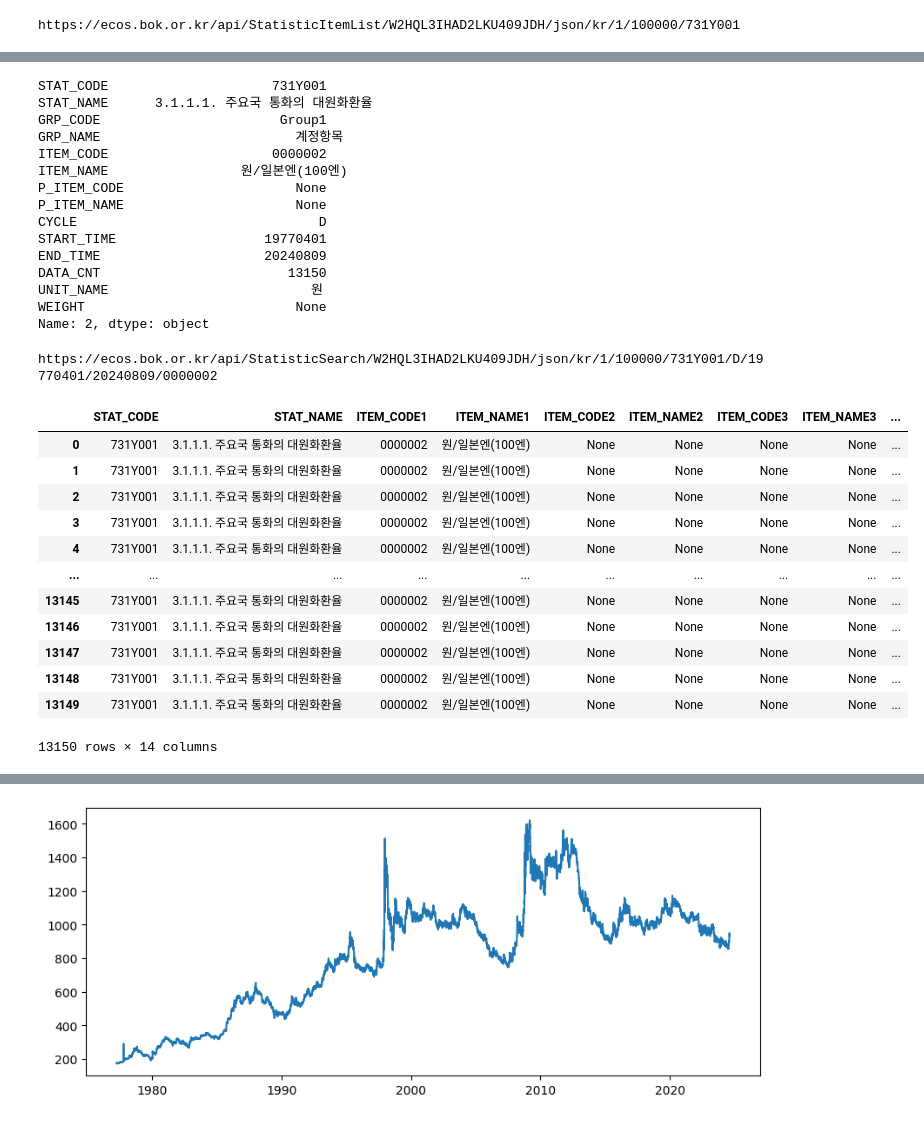
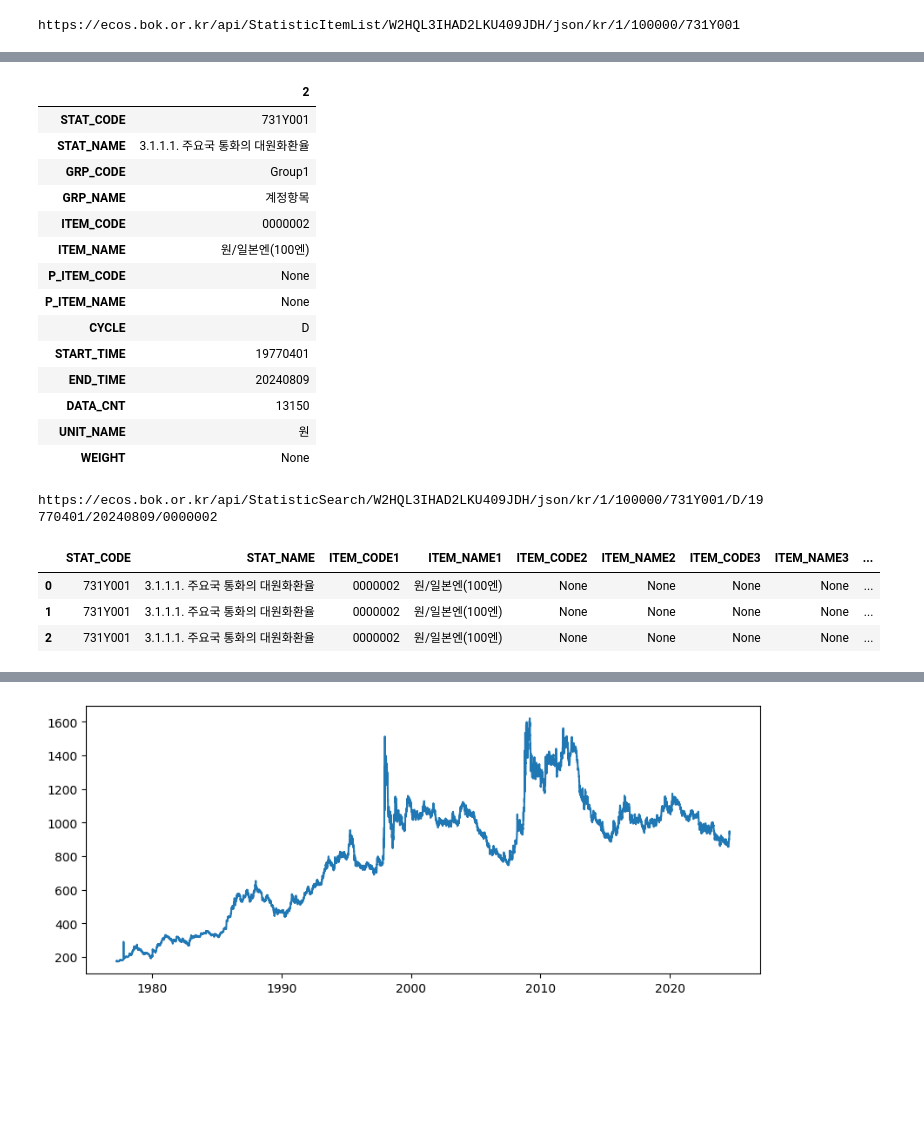
Before and after one commit to YoungminChoAtKaist/findb2024, a Jupyter notebook: findatabase.ipynb, the cells around one changed output, grey strips where cells are left out. Drawn from its saved outputs; the diff is of its cells as text; code cells hidden in the pictures; blank space fills up the shorter version.

```diff
--- a/findatabase.ipynb
+++ b/findatabase.ipynb
@@ -58,24 +47,24 @@ df
 # %%
 # WON/YEN 환율을 불러와서 item에 저장한다.
 item = df.loc[2]
-# %%
-item
-# %% [output]
-STAT_CODE                     731Y001
-STAT_NAME      3.1.1.1. 주요국 통화의 대원화환율
-GRP_CODE                       Group1
-GRP_NAME                         계정항목
-ITEM_CODE                     0000002
-ITEM_NAME                 원/일본엔(100엔)
-P_ITEM_CODE                      None
-P_ITEM_NAME                      None
-CYCLE                               D
-START_TIME                   19770401
-END_TIME                     20240809
-DATA_CNT                        13150
-UNIT_NAME                          원
-WEIGHT                           None
-Name: 2, dtype: object
+# %%
+pd.DataFrame(item)
+# %% [output]
+|  | 2 |
+| STAT_CODE | 731Y001 |
+| STAT_NAME | 3.1.1.1. 주요국 통화의 대원화환율 |
+| GRP_CODE | Group1 |
+| GRP_NAME | 계정항목 |
+| ITEM_CODE | 0000002 |
+| ITEM_NAME | 원/일본엔(100엔) |
+| P_ITEM_CODE | None |
+| P_ITEM_NAME | None |
+| CYCLE | D |
+| START_TIME | 19770401 |
+| END_TIME | 20240809 |
+| DATA_CNT | 13150 |
+| UNIT_NAME | 원 |
+| WEIGHT | None |
 # %%
 def fetch_bok_data(service_code, stat_code = None, item = None):
     url = f'{BOK_API_URL}/{service_code}/{BOK_API_KEY}/json/kr/1/100000'
@@ -102,21 +88,12 @@ df_xr = fetch_bok_data('StatisticSearch', item = item)
 # %% [output]
 https://ecos.bok.or.kr/api/StatisticSearch/W2HQL3IHAD2LKU409JDH/json/kr/1/100000/731Y001/D/19770401/20240809/0000002
 # %%
-df_xr
+df_xr.head(3)
 # %% [output]
 |  | STAT_CODE | STAT_NAME | ITEM_CODE1 | ITEM_NAME1 | ITEM_CODE2 | ITEM_NAME2 | ITEM_CODE3 | ITEM_NAME3 | ... |
 | 0 | 731Y001 | 3.1.1.1. 주요국 통화의 대원화환율 | 0000002 | 원/일본엔(100엔) | None | None | None | None | ... |
 | 1 | 731Y001 | 3.1.1.1. 주요국 통화의 대원화환율 | 0000002 | 원/일본엔(100엔) | None | None | None | None | ... |
 | 2 | 731Y001 | 3.1.1.1. 주요국 통화의 대원화환율 | 0000002 | 원/일본엔(100엔) | None | None | None | None | ... |
-| 3 | 731Y001 | 3.1.1.1. 주요국 통화의 대원화환율 | 0000002 | 원/일본엔(100엔) | None | None | None | None | ... |
-| 4 | 731Y001 | 3.1.1.1. 주요국 통화의 대원화환율 | 0000002 | 원/일본엔(100엔) | None | None | None | None | ... |
-| ... | ... | ... | ... | ... | ... | ... | ... | ... | ... |
-| 13145 | 731Y001 | 3.1.1.1. 주요국 통화의 대원화환율 | 0000002 | 원/일본엔(100엔) | None | None | None | None | ... |
-| 13146 | 731Y001 | 3.1.1.1. 주요국 통화의 대원화환율 | 0000002 | 원/일본엔(100엔) | None | None | None | None | ... |
-| 13147 | 731Y001 | 3.1.1.1. 주요국 통화의 대원화환율 | 0000002 | 원/일본엔(100엔) | None | None | None | None | ... |
-| 13148 | 731Y001 | 3.1.1.1. 주요국 통화의 대원화환율 | 0000002 | 원/일본엔(100엔) | None | None | None | None | ... |
-| 13149 | 731Y001 | 3.1.1.1. 주요국 통화의 대원화환율 | 0000002 | 원/일본엔(100엔) | None | None | None | None | ... |
-13150 rows × 14 columns
 # %%
 df_xr = df_xr[['TIME', 'DATA_VALUE']]
 df_xr['date'] = pd.to_datetime(df_xr['TIME'])
```
Also changed, not shown: parts of 33 cells of this notebook, 1 other file.
